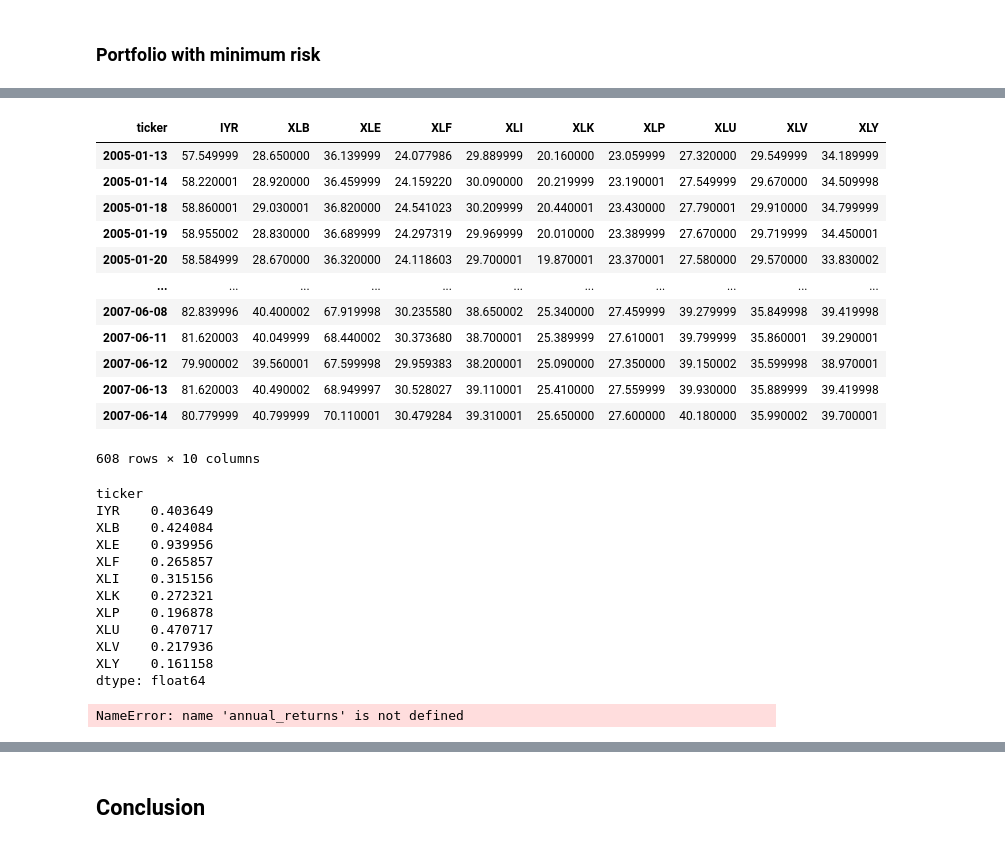
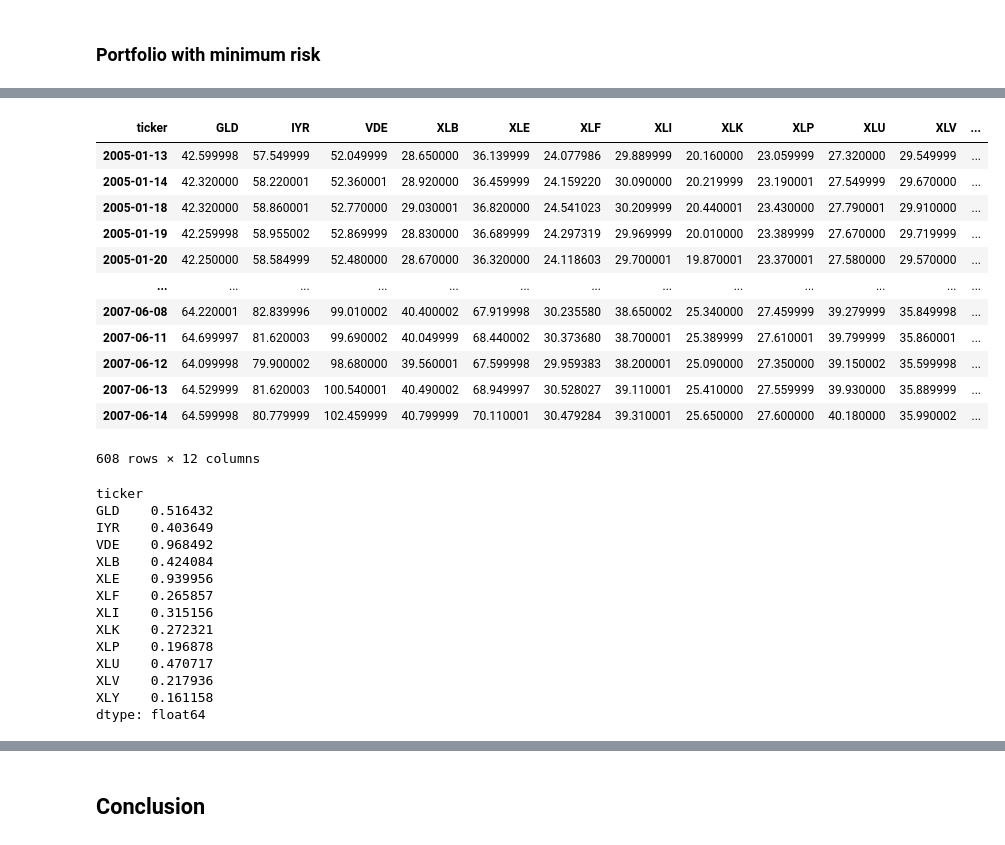
Before and after one commit to andrewdtu/asset-class-performance-under-inflation, a Jupyter notebook: portfolio_randomizer.ipynb, the cells around one changed output, grey strips where cells are left out. Saved outputs shown, nothing was run; the diff lists cells and outputs as text; code cells hidden in the pictures.

```diff
--- a/portfolio_randomizer.ipynb
+++ b/portfolio_randomizer.ipynb
@@ -230,33 +236,33 @@ XLY 19.56%
 # %%
 # Read CSV to get the prices
 stock_prices_1 = pd.read_csv("stock.csv",index_col=0)
 
 
 stock_prices_1 = stock_prices_1.pivot_table(index=['Date'],columns=['ticker'],values=['Close']).rename_axis(None, axis=0)
 stock_prices_1.columns = stock_prices_1.columns.droplevel(0)
 
 
-stock_prices = stock_prices_1.drop(['GDX','XME','XOP'],axis=1)
+stock_prices = stock_prices_1
 #2005-01-12 to 2007-06-15
 m1 = stock_prices.index > '2005-01-12'
 m2 = stock_prices.index < '2007-06-15'
 stock_prices = stock_prices[np.logical_and.reduce([m1, m2])]
 
 stock_prices
 # %% [output]
-| ticker | IYR | XLB | XLE | XLF | XLI | XLK | XLP | XLU | XLV | XLY |
-| 2005-01-13 | 57.549999 | 28.650000 | 36.139999 | 24.077986 | 29.889999 | 20.160000 | 23.059999 | 27.320000 | 29.549999 | 34.189999 |
-| 2005-01-14 | 58.220001 | 28.920000 | 36.459999 | 24.159220 | 30.090000 | 20.219999 | 23.190001 | 27.549999 | 29.670000 | 34.509998 |
-| 2005-01-18 | 58.860001 | 29.030001 | 36.820000 | 24.541023 | 30.209999 | 20.440001 | 23.430000 | 27.790001 | 29.910000 | 34.799999 |
-| 2005-01-19 | 58.955002 | 28.830000 | 36.689999 | 24.297319 | 29.969999 | 20.010000 | 23.389999 | 27.670000 | 29.719999 | 34.450001 |
-| 2005-01-20 | 58.584999 | 28.670000 | 36.320000 | 24.118603 | 29.700001 | 19.870001 | 23.370001 | 27.580000 | 29.570000 | 33.830002 |
-| ... | ... | ... | ... | ... | ... | ... | ... | ... | ... | ... |
-| 2007-06-08 | 82.839996 | 40.400002 | 67.919998 | 30.235580 | 38.650002 | 25.340000 | 27.459999 | 39.279999 | 35.849998 | 39.419998 |
-| 2007-06-11 | 81.620003 | 40.049999 | 68.440002 | 30.373680 | 38.700001 | 25.389999 | 27.610001 | 39.799999 | 35.860001 | 39.290001 |
-| 2007-06-12 | 79.900002 | 39.560001 | 67.599998 | 29.959383 | 38.200001 | 25.090000 | 27.350000 | 39.150002 | 35.599998 | 38.970001 |
-| 2007-06-13 | 81.620003 | 40.490002 | 68.949997 | 30.528027 | 39.110001 | 25.410000 | 27.559999 | 39.930000 | 35.889999 | 39.419998 |
-| 2007-06-14 | 80.779999 | 40.799999 | 70.110001 | 30.479284 | 39.310001 | 25.650000 | 27.600000 | 40.180000 | 35.990002 | 39.700001 |
+| ticker | GLD | IYR | VDE | XLB | XLE | XLF | XLI | XLK | XLP | XLU | XLV | ... |
+| 2005-01-13 | 42.599998 | 57.549999 | 52.049999 | 28.650000 | 36.139999 | 24.077986 | 29.889999 | 20.160000 | 23.059999 | 27.320000 | 29.549999 | ... |
+| 2005-01-14 | 42.320000 | 58.220001 | 52.360001 | 28.920000 | 36.459999 | 24.159220 | 30.090000 | 20.219999 | 23.190001 | 27.549999 | 29.670000 | ... |
+| 2005-01-18 | 42.320000 | 58.860001 | 52.770000 | 29.030001 | 36.820000 | 24.541023 | 30.209999 | 20.440001 | 23.430000 | 27.790001 | 29.910000 | ... |
+| 2005-01-19 | 42.259998 | 58.955002 | 52.869999 | 28.830000 | 36.689999 | 24.297319 | 29.969999 | 20.010000 | 23.389999 | 27.670000 | 29.719999 | ... |
+| 2005-01-20 | 42.250000 | 58.584999 | 52.480000 | 28.670000 | 36.320000 | 24.118603 | 29.700001 | 19.870001 | 23.370001 | 27.580000 | 29.570000 | ... |
+| ... | ... | ... | ... | ... | ... | ... | ... | ... | ... | ... | ... | ... |
+| 2007-06-08 | 64.220001 | 82.839996 | 99.010002 | 40.400002 | 67.919998 | 30.235580 | 38.650002 | 25.340000 | 27.459999 | 39.279999 | 35.849998 | ... |
+| 2007-06-11 | 64.699997 | 81.620003 | 99.690002 | 40.049999 | 68.440002 | 30.373680 | 38.700001 | 25.389999 | 27.610001 | 39.799999 | 35.860001 | ... |
+| 2007-06-12 | 64.099998 | 79.900002 | 98.680000 | 39.560001 | 67.599998 | 29.959383 | 38.200001 | 25.090000 | 27.350000 | 39.150002 | 35.599998 | ... |
+| 2007-06-13 | 64.529999 | 81.620003 | 100.540001 | 40.490002 | 68.949997 | 30.528027 | 39.110001 | 25.410000 | 27.559999 | 39.930000 | 35.889999 | ... |
+| 2007-06-14 | 64.599998 | 80.779999 | 102.459999 | 40.799999 | 70.110001 | 30.479284 | 39.310001 | 25.650000 | 27.600000 | 40.180000 | 35.990002 | ... |
-608 rows × 10 columns
+608 rows × 12 columns
 # %%
 # Calculate annualised returns
 total_returns = ((((stock_prices.iloc[-1]-stock_prices.iloc[0]) / stock_prices.iloc[0]) \
@@ -264,7 +270,9 @@ total_returns = ((((stock_prices.iloc[-1]-stock_prices.iloc[0]) / stock_prices.i
 total_returns
 # %% [output]
 ticker
+GLD    0.516432
 IYR    0.403649
+VDE    0.968492
 XLB    0.424084
 XLE    0.939956
 XLF    0.265857
@@ -301,7 +309,7 @@ for i in range(num_of_portfolios):
     weights_array.append(weights)
 
     # Save the portfolio returns and portfolio standard deviation values along with its ratio
-    portfolio.loc[i, 'returns'] = sum(weights * annual_returns)
+    portfolio.loc[i, 'returns'] = sum(weights * total_returns)
 
     # Calculate the portfolio returns
     portfolio_rets = stock_returns * weights
@@ -311,8 +319,6 @@ for i in range(num_of_portfolios):
 
     # Caclulate the portfolio Sharpe
     portfolio.loc[i, 'returns/std_dev'] = portfolio.loc[i, 'returns'] / portfolio.loc[i, 'std_dev']
-# %% [output]
-NameError: name 'annual_returns' is not defined
 # %%
 # Identify the portfolio with the maximum returns/standard deviation using idxmax() function
 max_ret_by_std_dev = portfolio.iloc[portfolio['returns/std_dev'].idxmax()]
```
Also changed, not shown: parts of 9 cells of this notebook, 1 other file.
